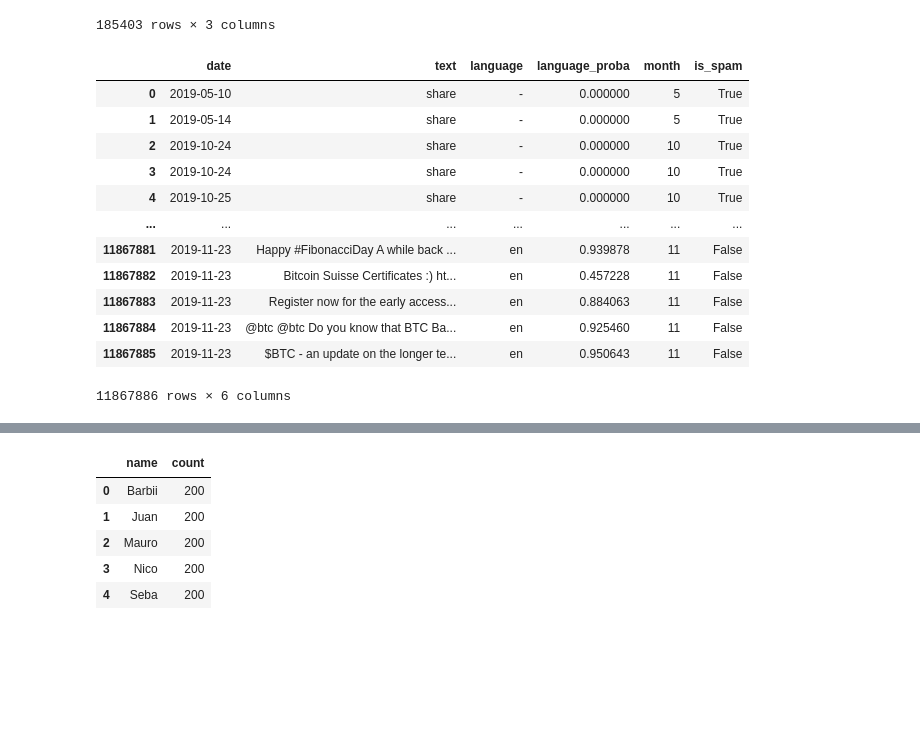
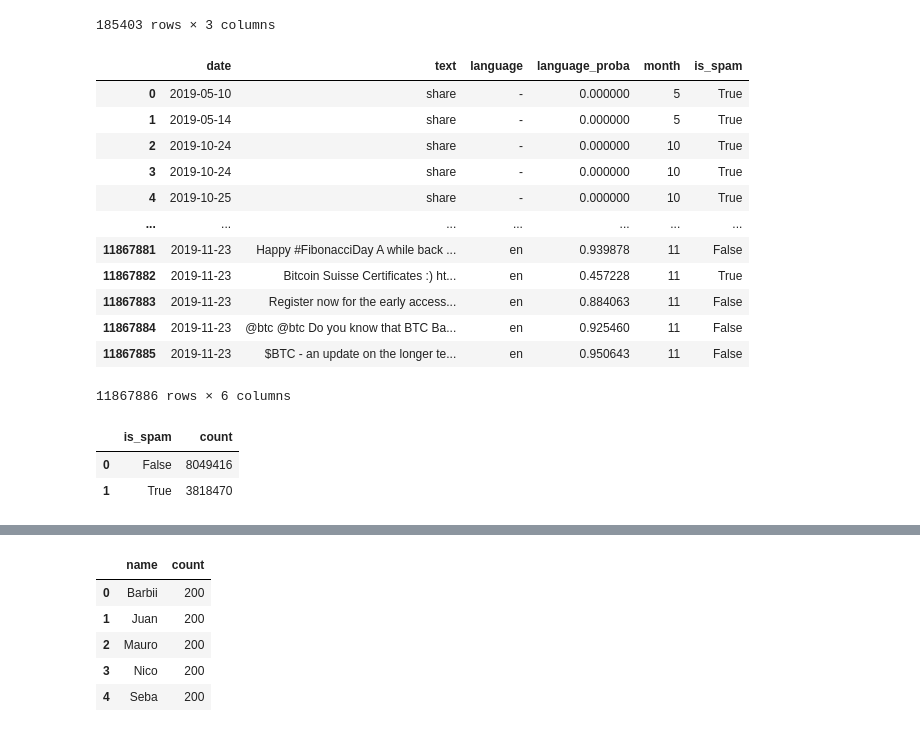
Before and after one commit to JuanMarchese/TextMiningTP, a Jupyter notebook: SampleForManualTagging.ipynb, the cells around one changed output, grey strips where cells are left out. Cells and saved outputs as stored; diff of their text form; code cells hidden in the pictures; blank space fills up the shorter version.

Commit message:
Se modifica calculo de la columna de spam
Ahora también se tiene en cuenta la probabilidad del clasificación del lenguaje

```diff
--- a/SampleForManualTagging.ipynb
+++ b/SampleForManualTagging.ipynb
@@ -165,19 +208,26 @@ See the caveats in the documentation: https://pandas.pydata.org/pandas-docs/stab
 | 6380436 | I joined airdrop | 2 | True |
 185403 rows × 3 columns
 # %%
-df = f.addIsSpamColumnBasedOnTextRepeatedness(df)
+df = f.addIsSpamColumn(df)
 df
 # %% [output]
 |  | date | text | language | language_proba | month | is_spam |
 | 0 | 2019-05-10 | share | - | 0.000000 | 5 | True |
 | 1 | 2019-05-14 | share | - | 0.000000 | 5 | True |
 | 2 | 2019-10-24 | share | - | 0.000000 | 10 | True |
 | 3 | 2019-10-24 | share | - | 0.000000 | 10 | True |
 | 4 | 2019-10-25 | share | - | 0.000000 | 10 | True |
 | ... | ... | ... | ... | ... | ... | ... |
 | 11867881 | 2019-11-23 | Happy #FibonacciDay A while back ... | en | 0.939878 | 11 | False |
-| 11867882 | 2019-11-23 | Bitcoin Suisse Certificates :) ht... | en | 0.457228 | 11 | False |
+| 11867882 | 2019-11-23 | Bitcoin Suisse Certificates :) ht... | en | 0.457228 | 11 | True |
 | 11867883 | 2019-11-23 | Register now for the early access... | en | 0.884063 | 11 | False |
 | 11867884 | 2019-11-23 | @btc @btc Do you know that BTC Ba... | en | 0.925460 | 11 | False |
 | 11867885 | 2019-11-23 | $BTC - an update on the longer te... | en | 0.950643 | 11 | False |
 11867886 rows × 6 columns
+# %%
+df_countBySpam = df.groupby('is_spam').size().reset_index(name = 'count')
+df_countBySpam
+# %% [output]
+|  | is_spam | count |
+| 0 | False | 8049416 |
+| 1 | True | 3818470 |
```
Also changed, not shown: parts of 10 cells of this notebook, 1 other file.
